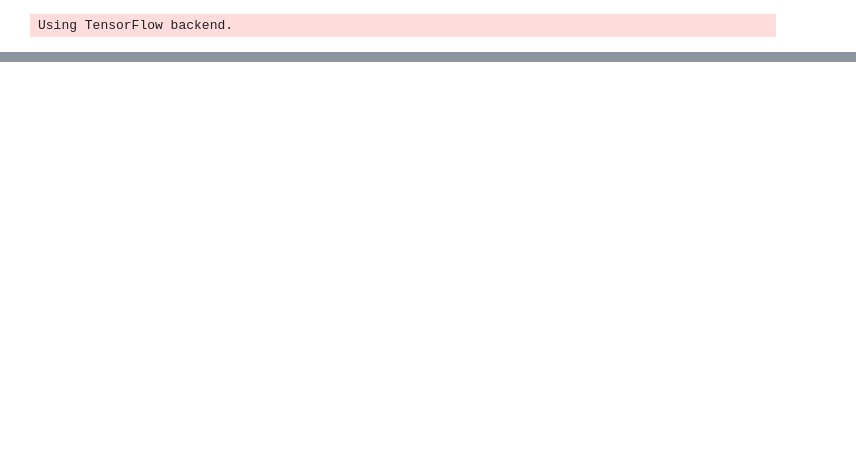
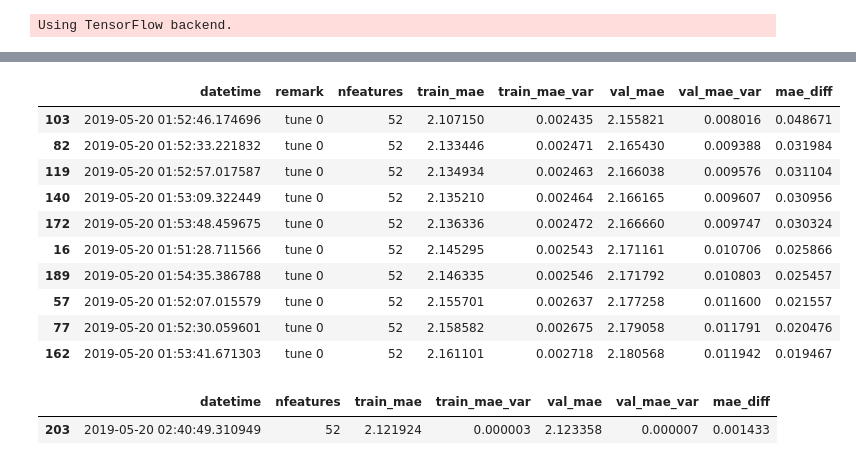
Before and after one commit to arhow/LANLEarthquakePrediction2019, a Jupyter notebook: lasso.ipynb, the cells around one changed output, grey strips where cells are left out. Drawn from its saved outputs; the diff is of its cells as text; code cells hidden in the pictures; blank space fills up the shorter version.

```diff
--- a/lasso.ipynb
+++ b/lasso.ipynb
@@ -264,0 +236,18 @@ df_trial.to_pickle('../trial/lasso.pkl')
+# %%
+for trial_i in mytrial:
+    db.insert(trial_i)
+# %%
+df_trial = db.select()
+df_trial[(df_trial['remark']=='tune 0')&(df_trial['mae_diff']<.05)].sort_values(by=['val_mae'])[['datetime','remark', 'nfeatures', 'train_mae','train_mae_var','val_mae','val_mae_var','mae_diff']].head(10)
+# %% [output]
+|  | datetime | remark | nfeatures | train_mae | train_mae_var | val_mae | val_mae_var | mae_diff |
+| 103 | 2019-05-20 01:52:46.174696 | tune 0 | 52 | 2.107150 | 0.002435 | 2.155821 | 0.008016 | 0.048671 |
+| 82 | 2019-05-20 01:52:33.221832 | tune 0 | 52 | 2.133446 | 0.002471 | 2.165430 | 0.009388 | 0.031984 |
+| 119 | 2019-05-20 01:52:57.017587 | tune 0 | 52 | 2.134934 | 0.002463 | 2.166038 | 0.009576 | 0.031104 |
+| 140 | 2019-05-20 01:53:09.322449 | tune 0 | 52 | 2.135210 | 0.002464 | 2.166165 | 0.009607 | 0.030956 |
+| 172 | 2019-05-20 01:53:48.459675 | tune 0 | 52 | 2.136336 | 0.002472 | 2.166660 | 0.009747 | 0.030324 |
+| 16 | 2019-05-20 01:51:28.711566 | tune 0 | 52 | 2.145295 | 0.002543 | 2.171161 | 0.010706 | 0.025866 |
+| 189 | 2019-05-20 01:54:35.386788 | tune 0 | 52 | 2.146335 | 0.002546 | 2.171792 | 0.010803 | 0.025457 |
+| 57 | 2019-05-20 01:52:07.015579 | tune 0 | 52 | 2.155701 | 0.002637 | 2.177258 | 0.011600 | 0.021557 |
+| 77 | 2019-05-20 01:52:30.059601 | tune 0 | 52 | 2.158582 | 0.002675 | 2.179058 | 0.011791 | 0.020476 |
+| 162 | 2019-05-20 01:53:41.671303 | tune 0 | 52 | 2.161101 | 0.002718 | 2.180568 | 0.011942 | 0.019467 |
@@ -264,0 +264,5 @@ df_trial.to_pickle('../trial/lasso.pkl')
+# %%
+df_trial.tail(1)[['datetime','nfeatures', 'train_mae','train_mae_var','val_mae','val_mae_var','mae_diff']]
+# %% [output]
+|  | datetime | nfeatures | train_mae | train_mae_var | val_mae | val_mae_var | mae_diff |
+| 203 | 2019-05-20 02:40:49.310949 | 52 | 2.121924 | 0.000003 | 2.123358 | 0.000007 | 0.001433 |
```
Also changed, not shown: parts of 25 cells of this notebook, 12 other files.
